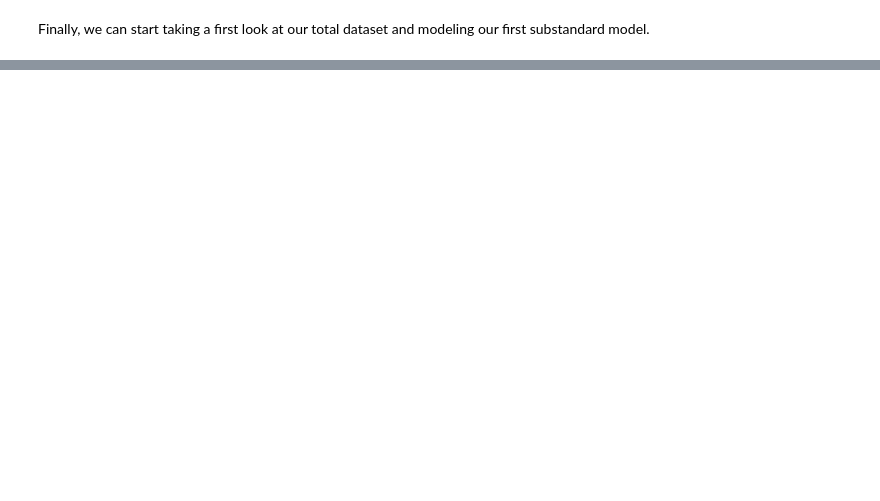
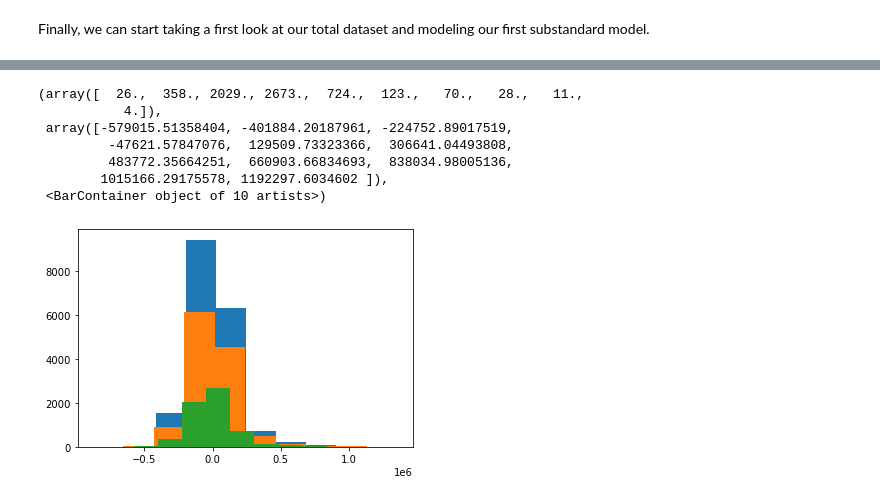
Before and after one commit to jpakele/kingCountyHousingPrediction, a Jupyter notebook: KCHousingModel.ipynb, the cells around one changed output, grey strips where cells are left out. Cells and saved outputs as stored; diff of their text form; code cells hidden in the pictures; blank space fills up the shorter version.

```diff
--- a/KCHousingModel.ipynb
+++ b/KCHousingModel.ipynb
@@ -511,0 +440,23 @@ df.corr()
+# %%
+# run the model again
+xCols = [c for c in df.columns.to_list() if c not in ['price']]
+x = df[xCols]
+y = df['price']
+
+xTrain, xTest, yTrain, yTest = train_test_split(
+    x, y, test_size=0.33, random_state=42)
+
+xTrainScaled = stdScaled.fit_transform(xTrain)
+xTestScaled = stdScaled.transform(xTest)
+
+lr = LinearRegression()
+lr.fit(xTrainScaled, yTrain)
+
+yPredTrain = lr.predict(xTrainScaled)
+yPredTest = lr.predict(xTestScaled)
+
+print(f"Train Score: {r2_score(yTrain, yPredTrain)}")
+print(f"Test Score: {r2_score(yTest, yPredTest)}")
+print('-----')
+print(f"Train Score: {mean_squared_error(yTrain, yPredTrain, squared=False)}")
+print(f"Test Score: {mean_squared_error(yTest, yPredTest, squared=False)}")
@@ -511,0 +490,23 @@ df.corr()
+# %%
+X = df[feats]
+lr = LinearRegression()
+lr.fit(X, y)
+
+yPred = lr.predict(X)
+
+trainResiduals = yTrain-yPredTrain
+testResiduals = yTest-yPredTest
+residuals = y-yPred
+
+plt.hist(residuals)
+plt.hist(trainResiduals)
+plt.hist(testResiduals)
+# %% [output]
+(array([  26.,  358., 2029., 2673.,  724.,  123.,   70.,   28.,   11.,
+           4.]),
+ array([-579015.51358404, -401884.20187961, -224752.89017519,
+         -47621.57847076,  129509.73323366,  306641.04493808,
+         483772.35664251,  660903.66834693,  838034.98005136,
+        1015166.29175578, 1192297.6034602 ]),
+ <BarContainer object of 10 artists>)
+[figure, added]
```
Also changed, not shown: parts of 71 cells of this notebook.
